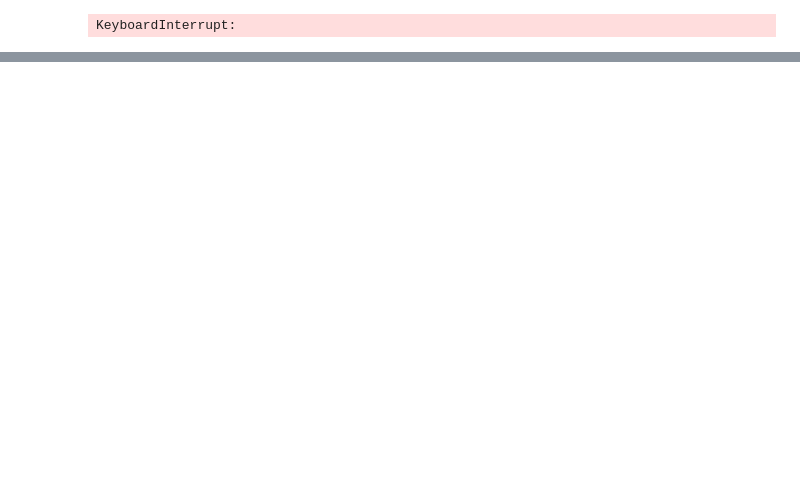
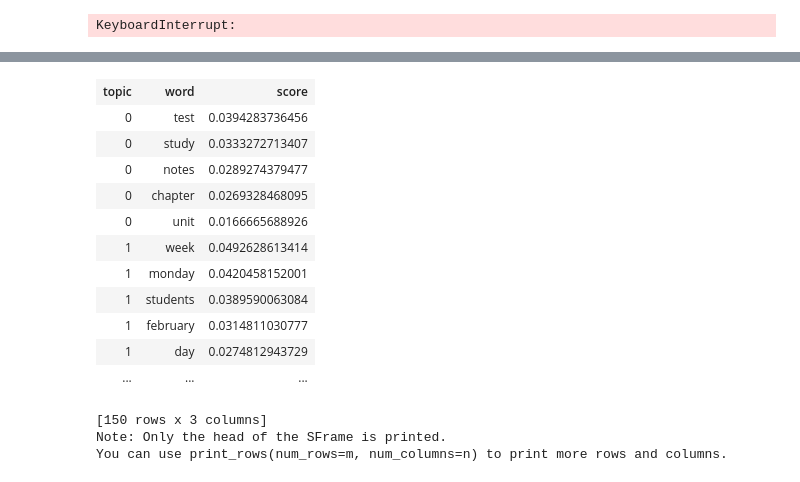
Before and after one commit to vijayrudraraju/graphlab, a Jupyter notebook: Edmodo.ipynb, the cells around one changed output, grey strips where cells are left out. Cells and saved outputs as stored; diff of their text form; code cells hidden in the pictures; blank space fills up the shorter version.

```diff
--- a/Edmodo.ipynb
+++ b/Edmodo.ipynb
@@ -44,5 +54,5 @@ for idx, row in enumerate(all_rows):
         new_row = new_row.replace('/',' ')
         csv_writer.writerow(tuple(new_row))
 # %%
-documents = gl.SFrame.read_csv(FILENAME, header=False)
+documents = gl.SFrame.read_csv(OUTPUT_FILENAME, header=False)
 # %% [output]
@@ -71,7 +82,7 @@ Data:
 Note: Only the head of the SFrame is printed.
 You can use print_rows(num_rows=m, num_columns=n) to print more rows and columns.>
 # %%
-bow = documents['X2'].count_words()
+bow = documents['X1'].count_words()
 # %%
 trimmed = bow.dict_trim_by_values(2)
 # %%
@@ -104,0 +127,18 @@ PROGRESS: topic 8: 2 book week test quiz questions reading chapter lesson part 8
+# %%
+m.get_topics()
+# %% [output]
+| topic | word | score |
+| 0 | test | 0.0394283736456 |
+| 0 | study | 0.0333272713407 |
+| 0 | notes | 0.0289274379477 |
+| 0 | chapter | 0.0269328468095 |
+| 0 | unit | 0.0166665688926 |
+| 1 | week | 0.0492628613414 |
+| 1 | monday | 0.0420458152001 |
+| 1 | students | 0.0389590063084 |
+| 1 | february | 0.0314811030777 |
+| 1 | day | 0.0274812943729 |
+| ... | ... | ... |
+[150 rows x 3 columns]
+Note: Only the head of the SFrame is printed.
+You can use print_rows(num_rows=m, num_columns=n) to print more rows and columns.
```
Also changed, not shown: parts of 13 cells of this notebook, 2 other files.
